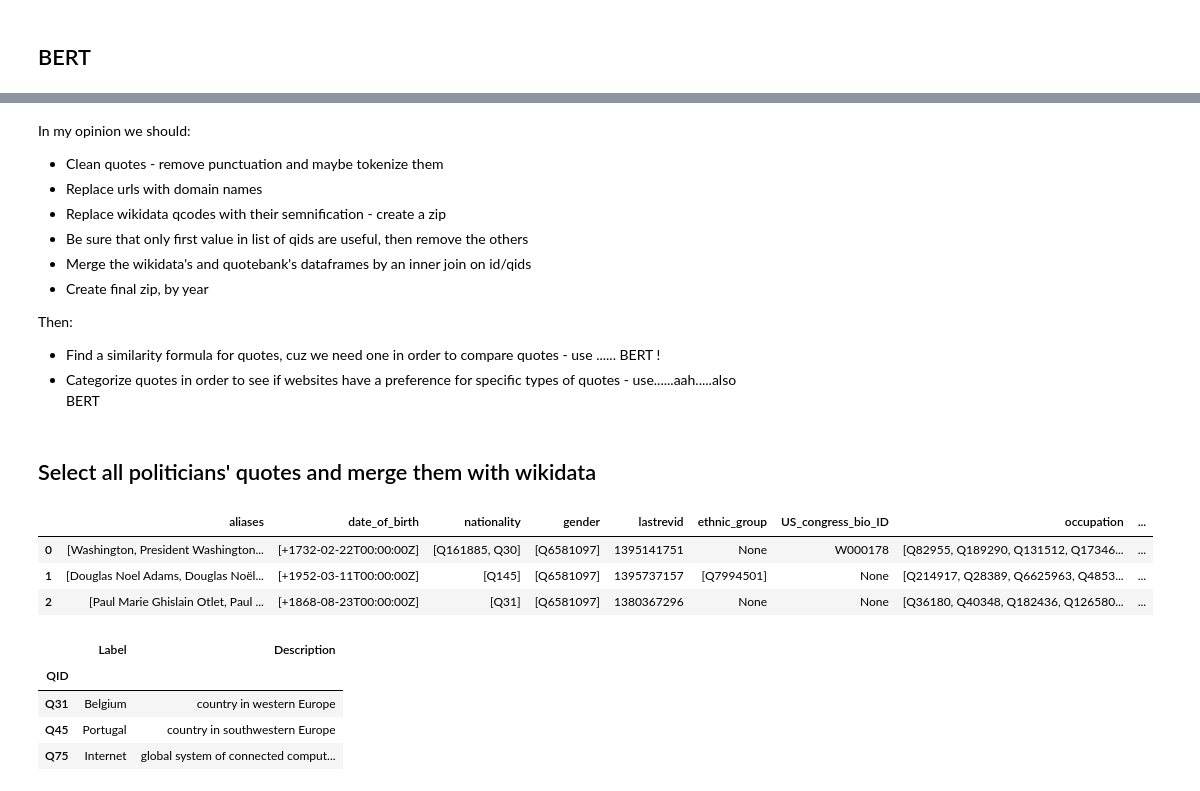
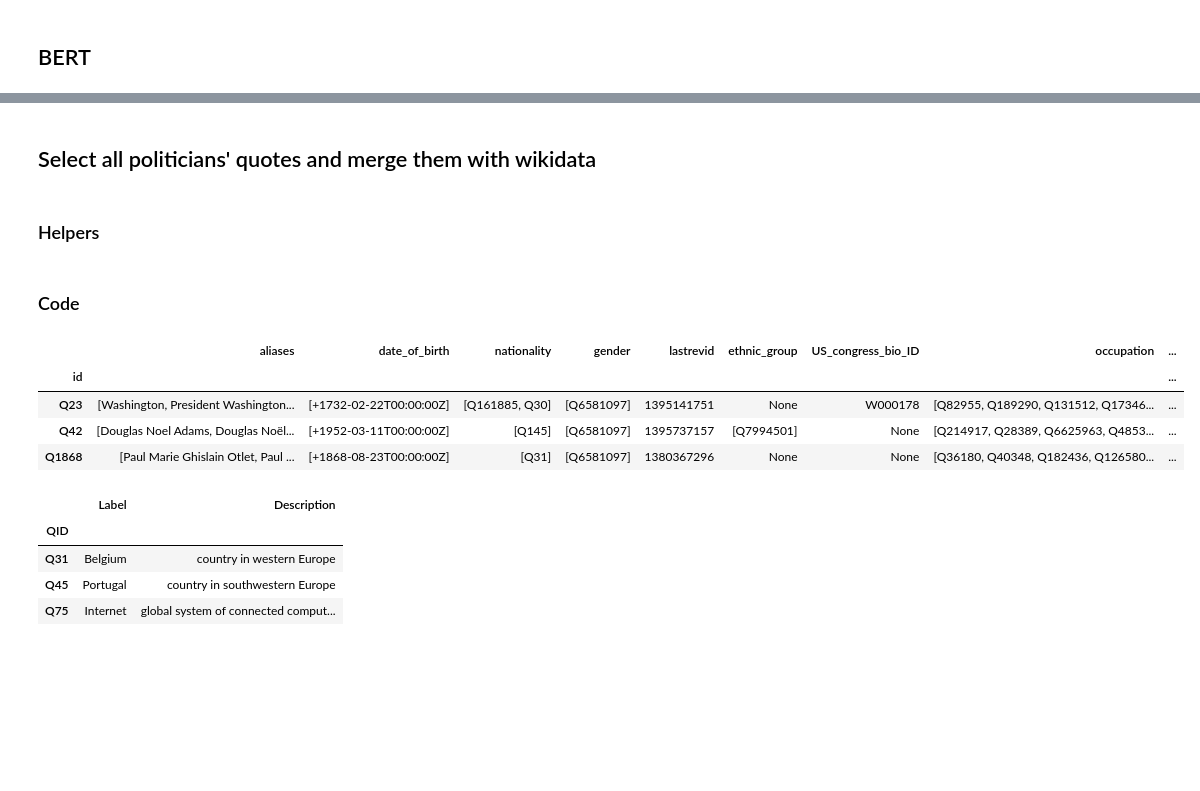
Before and after one commit to epfl-ada/ada-2021-project-acmu, a Jupyter notebook: project_notebook_Mihai.ipynb, the cells around one changed output, grey strips where cells are left out. Cells and saved outputs as stored; diff of their text form; code cells hidden in the pictures; blank space fills up the shorter version.

```diff
--- a/project_notebook_Mihai.ipynb
+++ b/project_notebook_Mihai.ipynb
@@ -425,16 +400,4 @@ device
-# %% [markdown]
-In my opinion we should:
-
-*   Clean quotes - remove punctuation and maybe tokenize them
-*   Replace urls with domain names
-*   Replace wikidata qcodes with their semnification - create a zip
-*   Be sure that only first value in list of qids are useful, then remove the others
-*   Merge the wikidata's and quotebank's dataframes by an inner join on id/qids
-* Create final zip, by year
-
-Then:
-
-*   Find a similarity formula for quotes, cuz we need one in order to compare quotes - use ...... BERT !
-*   Categorize quotes in order to see if websites have a preference for specific types of quotes - use......aah.....also BERT
 # %% [markdown]
 ## Select all politicians' quotes and merge them with wikidata
+# %% [markdown]
+### Helpers
@@ -441,12 +537,15 @@ Then:
+# %% [markdown]
+### Code
 # %%
 # Read wikidata .parquet file into a dataframe
-wikidata = pd.read_parquet(WIKIDATA_PATH, engine='pyarrow')
+wikidata = pd.read_parquet(WIKIDATA_PATH, engine='pyarrow').set_index('id')
 wikidata.head(3)
 # %% [output]
 |  | aliases | date_of_birth | nationality | gender | lastrevid | ethnic_group | US_congress_bio_ID | occupation | ... |
-| 0 | [Washington, President Washington... | [+1732-02-22T00:00:00Z] | [Q161885, Q30] | [Q6581097] | 1395141751 | None | W000178 | [Q82955, Q189290, Q131512, Q17346... | ... |
-| 1 | [Douglas Noel Adams, Douglas Noël... | [+1952-03-11T00:00:00Z] | [Q145] | [Q6581097] | 1395737157 | [Q7994501] | None | [Q214917, Q28389, Q6625963, Q4853... | ... |
-| 2 | [Paul Marie Ghislain Otlet, Paul ... | [+1868-08-23T00:00:00Z] | [Q31] | [Q6581097] | 1380367296 | None | None | [Q36180, Q40348, Q182436, Q126580... | ... |
+| id |  |  |  |  |  |  |  |  | ... |
+| Q23 | [Washington, President Washington... | [+1732-02-22T00:00:00Z] | [Q161885, Q30] | [Q6581097] | 1395141751 | None | W000178 | [Q82955, Q189290, Q131512, Q17346... | ... |
+| Q42 | [Douglas Noel Adams, Douglas Noël... | [+1952-03-11T00:00:00Z] | [Q145] | [Q6581097] | 1395737157 | [Q7994501] | None | [Q214917, Q28389, Q6625963, Q4853... | ... |
+| Q1868 | [Paul Marie Ghislain Otlet, Paul ... | [+1868-08-23T00:00:00Z] | [Q31] | [Q6581097] | 1380367296 | None | None | [Q36180, Q40348, Q182436, Q126580... | ... |
 # %%
 # Mapping between wikidata q codes and their labels
 q_codes_labels = pd.read_csv(WIKIDATA_LABELS_PATH, compression='bz2', index_col='QID')
```
Also changed, not shown: parts of 29 cells of this notebook.
